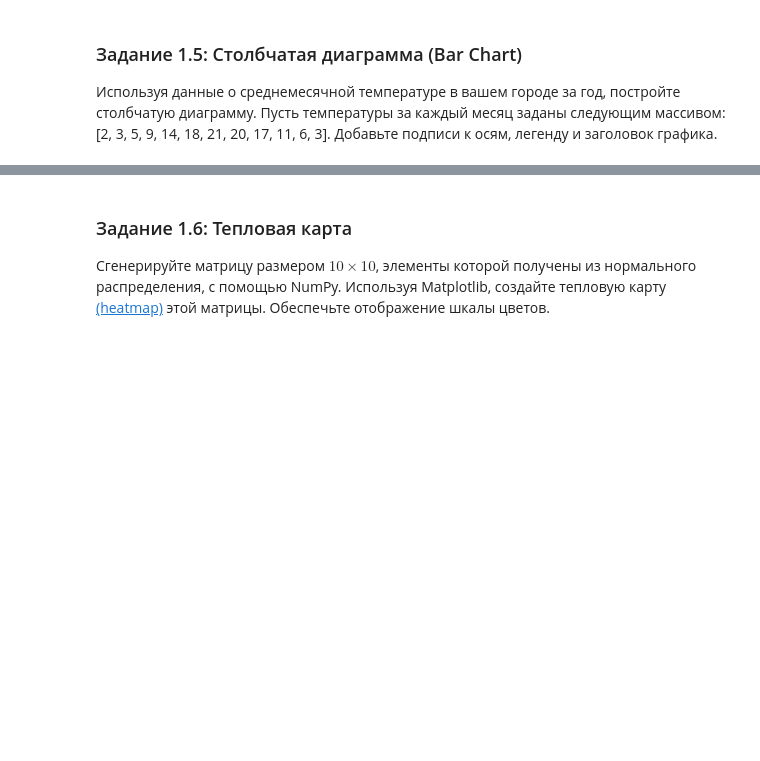
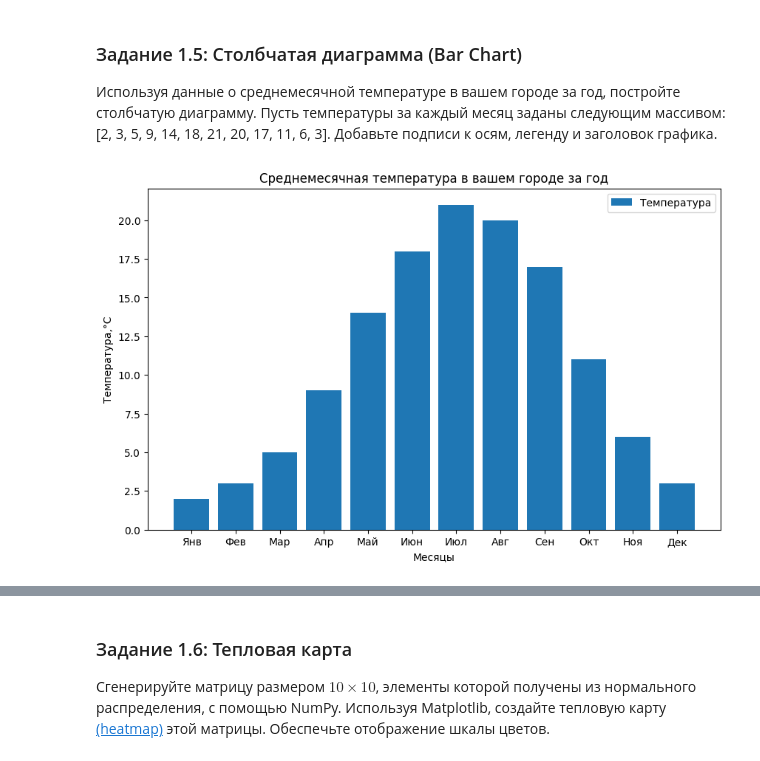
Before and after one commit to fruct49/ml_practice, a Jupyter notebook: "Практическая_работа_№3_Matplotlib_Plotly_ipynb".ipynb, the cells around one changed output, grey strips where cells are left out. Cells and saved outputs as stored; diff of their text form; code cells hidden in the pictures; blank space fills up the shorter version.

```diff
--- a/"Практическая_работа_№3_Matplotlib_Plotly_ipynb".ipynb
+++ b/"Практическая_работа_№3_Matplotlib_Plotly_ipynb".ipynb
@@ -89,3 +102,20 @@ plt.show()
+# %%
+import matplotlib.pyplot as plt
+
+months=['Янв', 'Фев', 'Мар', 'Апр', 'Май', 'Июн', 'Июл', 'Авг', 'Сен', 'Окт', 'Ноя', 'Дек']
+temp=[2, 3, 5, 9, 14, 18, 21, 20, 17, 11, 6, 3]
+
+plt.figure(figsize=(10, 6))
+plt.bar(months, temp, label='Температура')
+
+plt.xlabel('Месяцы')
+plt.ylabel('Температура,°C')
+plt.title('Среднемесячная температура в вашем городе за год')
+plt.legend()
+
+plt.show()
+# %% [output]
+[figure, added]
 # %% [markdown]
 ![image.png](embedded-picture-1)
 # %% [markdown]
```
Also changed, not shown: parts of 23 cells of this notebook.
